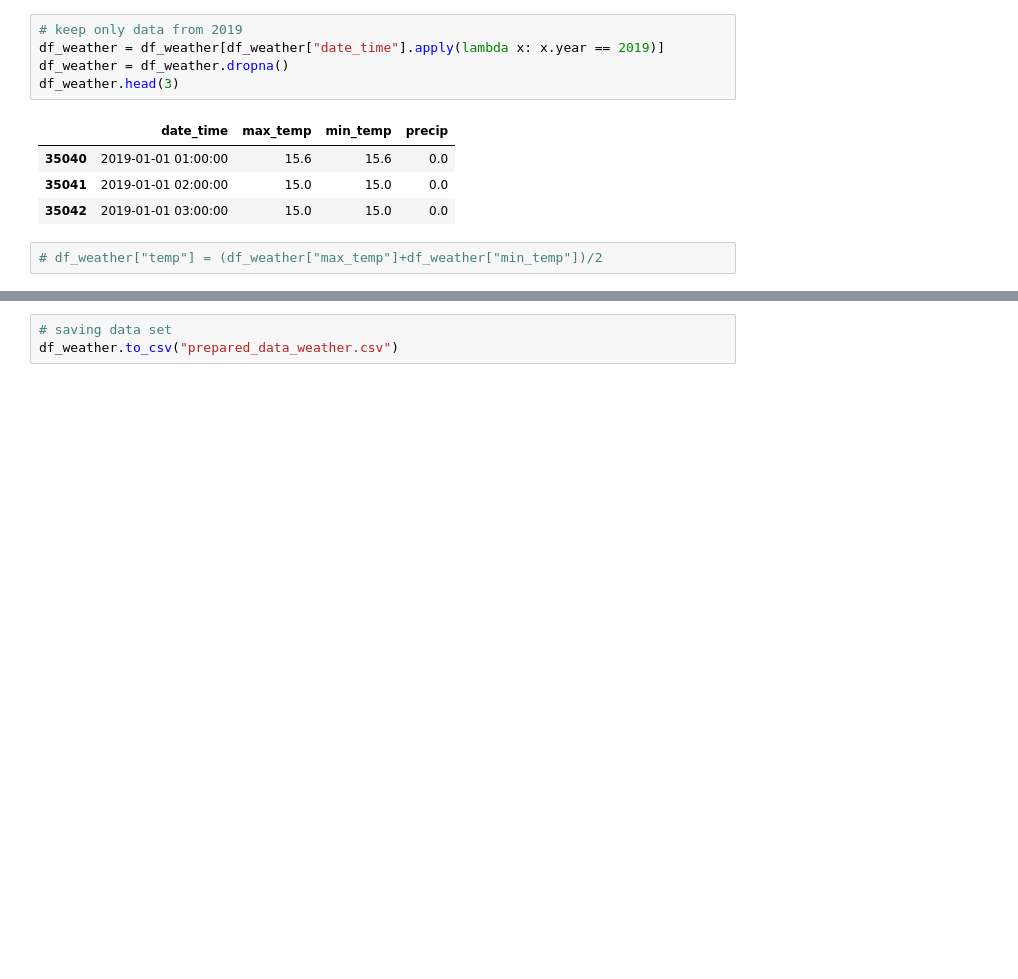
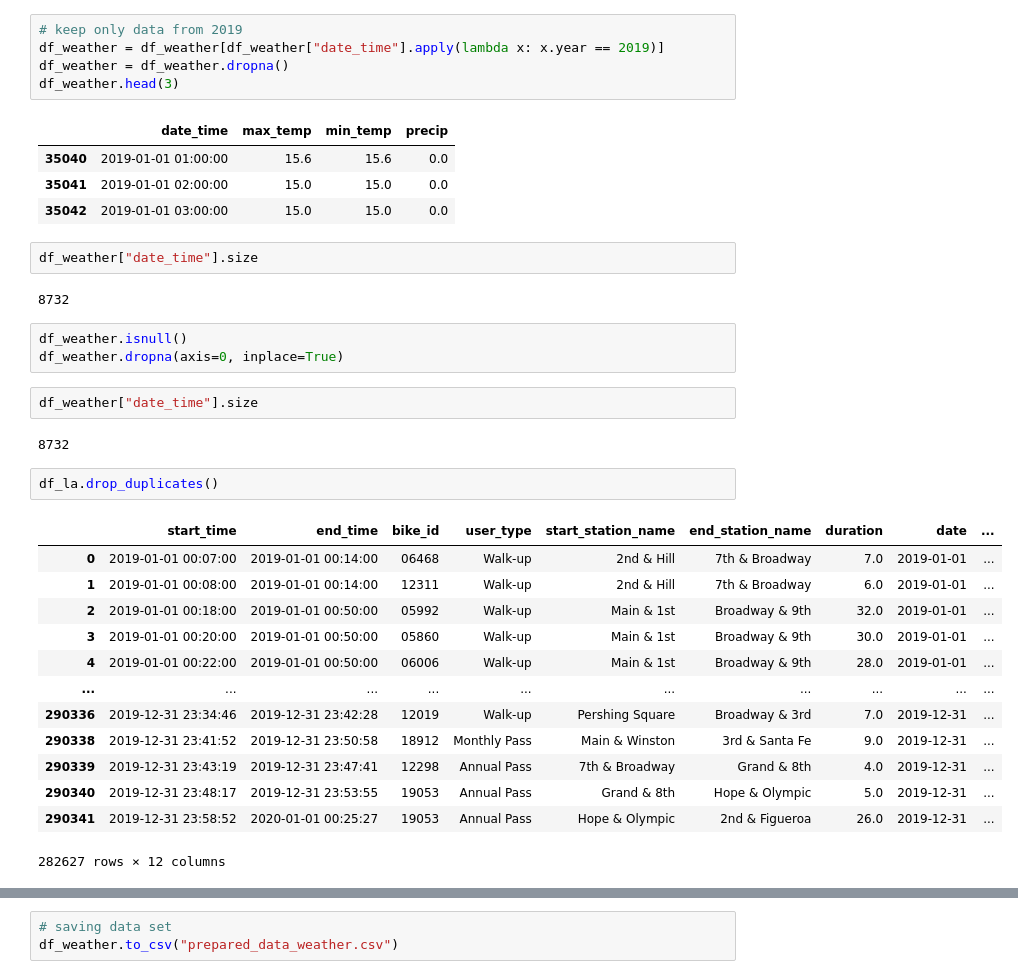
Before and after one commit to lzaruchas/grosse_maedchengruppe_AA2022, a Jupyter notebook: Steffis_Workspace/Data_prep.ipynb, the cells around one changed output, grey strips where cells are left out. Cells and saved outputs as stored; diff of their text form; blank space fills up the shorter version.

```diff
--- a/Steffis_Workspace/Data_prep.ipynb
+++ b/Steffis_Workspace/Data_prep.ipynb
@@ -158,5 +157,30 @@ df_weather.head(3)
 | 35040 | 2019-01-01 01:00:00 | 15.6 | 15.6 | 0.0 |
 | 35041 | 2019-01-01 02:00:00 | 15.0 | 15.0 | 0.0 |
 | 35042 | 2019-01-01 03:00:00 | 15.0 | 15.0 | 0.0 |
-# %%
-# df_weather["temp"] = (df_weather["max_temp"]+df_weather["min_temp"])/2
+# %%
+df_weather["date_time"].size
+# %% [output]
+8732
+# %%
+df_weather.isnull()
+df_weather.dropna(axis=0, inplace=True)
+# %%
+df_weather["date_time"].size
+# %% [output]
+8732
+# %%
+df_la.drop_duplicates()
+# %% [output]
+|  | start_time | end_time | bike_id | user_type | start_station_name | end_station_name | duration | date | ... |
+| 0 | 2019-01-01 00:07:00 | 2019-01-01 00:14:00 | 06468 | Walk-up | 2nd & Hill | 7th & Broadway | 7.0 | 2019-01-01 | ... |
+| 1 | 2019-01-01 00:08:00 | 2019-01-01 00:14:00 | 12311 | Walk-up | 2nd & Hill | 7th & Broadway | 6.0 | 2019-01-01 | ... |
+| 2 | 2019-01-01 00:18:00 | 2019-01-01 00:50:00 | 05992 | Walk-up | Main & 1st | Broadway & 9th | 32.0 | 2019-01-01 | ... |
+| 3 | 2019-01-01 00:20:00 | 2019-01-01 00:50:00 | 05860 | Walk-up | Main & 1st | Broadway & 9th | 30.0 | 2019-01-01 | ... |
+| 4 | 2019-01-01 00:22:00 | 2019-01-01 00:50:00 | 06006 | Walk-up | Main & 1st | Broadway & 9th | 28.0 | 2019-01-01 | ... |
+| ... | ... | ... | ... | ... | ... | ... | ... | ... | ... |
+| 290336 | 2019-12-31 23:34:46 | 2019-12-31 23:42:28 | 12019 | Walk-up | Pershing Square | Broadway & 3rd | 7.0 | 2019-12-31 | ... |
+| 290338 | 2019-12-31 23:41:52 | 2019-12-31 23:50:58 | 18912 | Monthly Pass | Main & Winston | 3rd & Santa Fe | 9.0 | 2019-12-31 | ... |
+| 290339 | 2019-12-31 23:43:19 | 2019-12-31 23:47:41 | 12298 | Annual Pass | 7th & Broadway | Grand & 8th | 4.0 | 2019-12-31 | ... |
+| 290340 | 2019-12-31 23:48:17 | 2019-12-31 23:53:55 | 19053 | Annual Pass | Grand & 8th | Hope & Olympic | 5.0 | 2019-12-31 | ... |
+| 290341 | 2019-12-31 23:58:52 | 2020-01-01 00:25:27 | 19053 | Annual Pass | Hope & Olympic | 2nd & Figueroa | 26.0 | 2019-12-31 | ... |
+282627 rows × 12 columns
```
Also changed, not shown: parts of 12 cells of this notebook.
